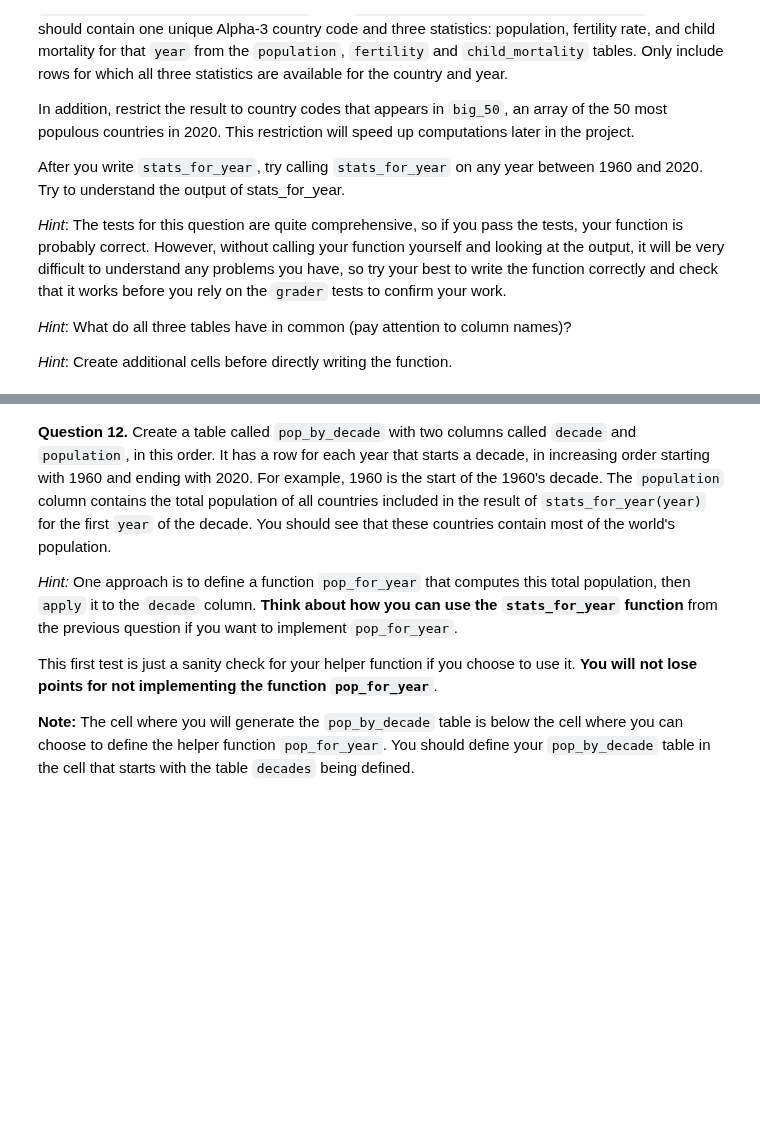
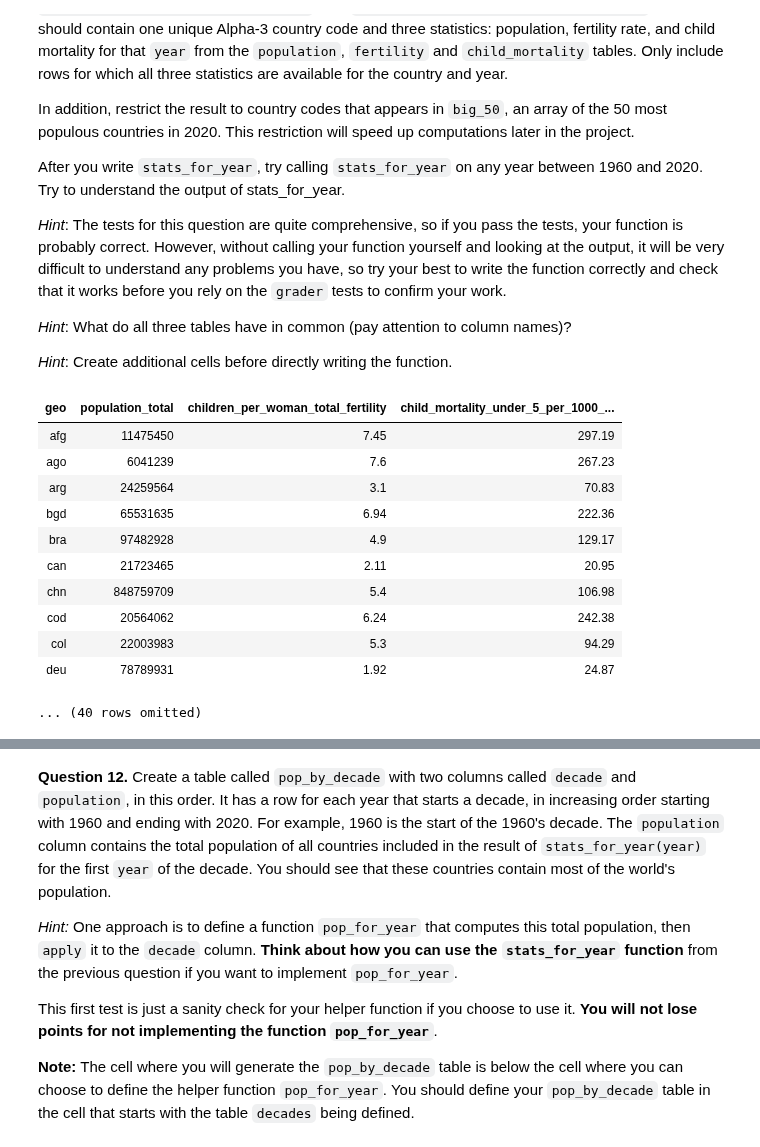
Before and after one commit to bwinterstein/Intro-Data, a Jupyter notebook: Project/project1.ipynb, the cells around one changed output, grey strips where cells are left out. Saved outputs shown, nothing was run; the diff lists cells and outputs as text; code cells hidden in the pictures; blank space fills up the shorter version.

```diff
--- a/Project/project1.ipynb
+++ b/Project/project1.ipynb
@@ -380,17 +409,35 @@ After you write `stats_for_year`, try calling `stats_for_year` on any year betwe
 # %%
 # We first create a population table that only includes the
 # 50 countries with the largest 2020 populations. We focus on
 # these 50 countries only so that plotting later will run faster.
 big_50 = population.where('time', are.equal_to(2020)).sort("population_total", descending=True).take(np.arange(50)).column('geo')
 population_of_big_50 = population.where('time', are.above(1959)).where('geo', are.contained_in(big_50))
 
 def stats_for_year(year):
     """Return a table of the stats for each country that year."""
     p = population_of_big_50.where('time', are.equal_to(year)).drop('time')
     f = fertility.where('time', are.equal_to(year)).drop('time')
     c = child_mortality.where('time', are.equal_to(year)).drop('time')
-    ...
+    p_f = p.join("geo",f)
+    p_f_c = p_f.join("geo",c)
 
-...
+    result = p_f_c.where("geo", are.contained_in(big_50))
+
+    return result
+
+stats_for_year(1971)
+# %% [output]
+| geo | population_total | children_per_woman_total_fertility | child_mortality_under_5_per_1000_... |
+| afg | 11475450 | 7.45 | 297.19 |
+| ago | 6041239 | 7.6 | 267.23 |
+| arg | 24259564 | 3.1 | 70.83 |
+| bgd | 65531635 | 6.94 | 222.36 |
+| bra | 97482928 | 4.9 | 129.17 |
+| can | 21723465 | 2.11 | 20.95 |
+| chn | 848759709 | 5.4 | 106.98 |
+| cod | 20564062 | 6.24 | 242.38 |
+| col | 22003983 | 5.3 | 94.29 |
+| deu | 78789931 | 1.92 | 24.87 |
+... (40 rows omitted)
 # %%
 grader.check("q1_11")
```
Also changed, not shown: parts of 20 cells of this notebook, 1 other file.
